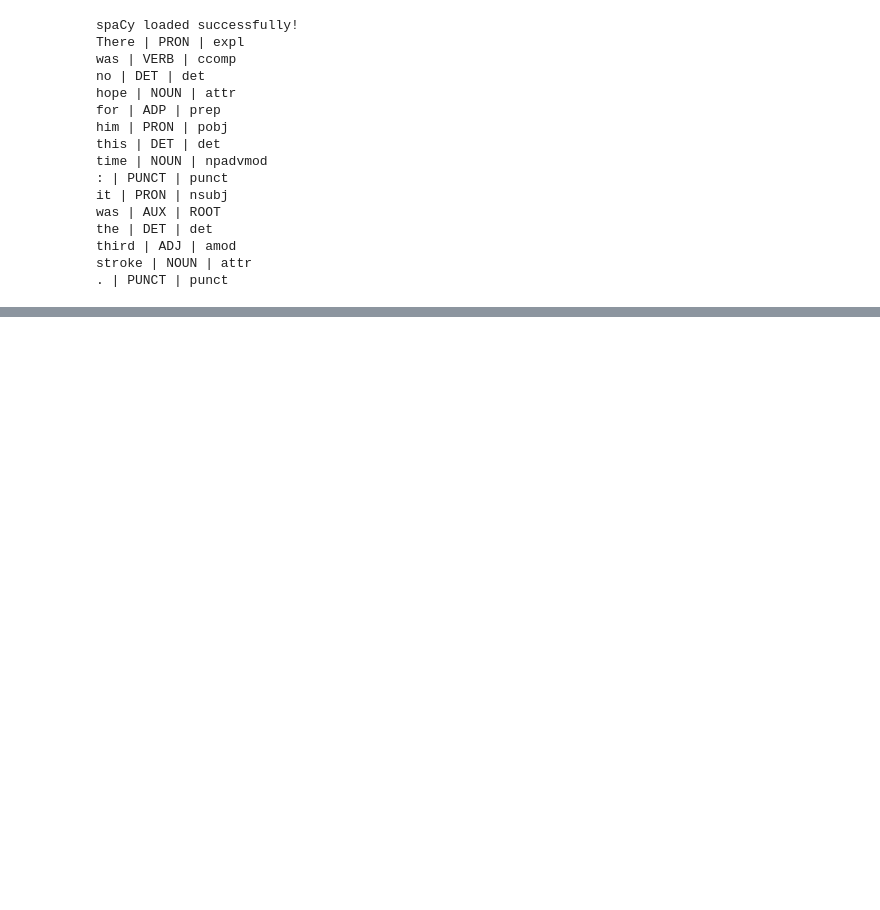
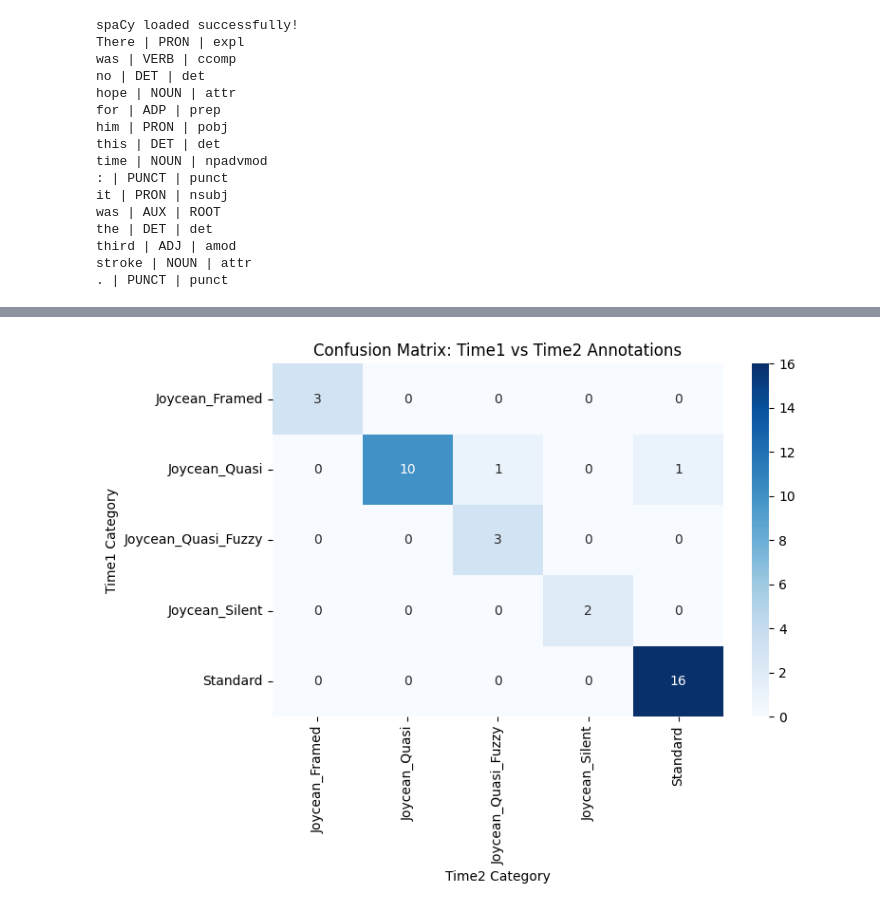
Before and after one commit to mahb97/joyce-dubliners-similes-analysis, a Jupyter notebook: 00_setup_and_testing.ipynb, the cells around one changed output, grey strips where cells are left out. Drawn from its saved outputs; the diff is of its cells as text; code cells hidden in the pictures; blank space fills up the shorter version.

```diff
--- a/00_setup_and_testing.ipynb
+++ b/00_setup_and_testing.ipynb
@@ -60,0 +125,94 @@ stroke | NOUN | attr
+# %%
+import pandas as pd
+import numpy as np
+from sklearn.metrics import cohen_kappa_score, confusion_matrix
+import matplotlib.pyplot as plt
+import seaborn as sns
+from google.colab import files
+
+# Upload your completed reliability test file
+print("Upload your completed reliability test CSV:")
+uploaded = files.upload()
+
+filename = list(uploaded.keys())[0]
+df = pd.read_csv(filename)
+
+# Remove any rows where either annotation is missing
+df_clean = df.dropna(subset=['Time1_Category', 'Time2_Category'])
+
+# Calculate basic agreement statistics
+total_cases = len(df_clean)
+matches = (df_clean['Time1_Category'] == df_clean['Time2_Category']).sum()
+observed_agreement = matches / total_cases
+
+print(f"=== INTRA-RATER RELIABILITY RESULTS ===")
+print(f"Total cases analyzed: {total_cases}")
+print(f"Perfect matches: {matches}")
+print(f"Observed agreement: {observed_agreement:.3f} ({observed_agreement*100:.1f}%)")
+
+# Calculate Cohen's Kappa
+kappa = cohen_kappa_score(df_clean['Time1_Category'], df_clean['Time2_Category'])
+print(f"Cohen's Kappa: {kappa:.3f}")
+
+# Interpret Kappa score
+if kappa >= 0.81:
+    interpretation = "Almost perfect agreement"
+elif kappa >= 0.61:
+    interpretation = "Substantial agreement"
+elif kappa >= 0.41:
+    interpretation = "Moderate agreement"
+elif kappa >= 0.21:
+    interpretation = "Fair agreement"
+else:
+    interpretation = "Poor agreement"
+
+print(f"Kappa interpretation: {interpretation}")
+
+# Detailed disagreement analysis
+print(f"\n=== DISAGREEMENT ANALYSIS ===")
+disagreements = df_clean[df_clean['Time1_Category'] != df_clean['Time2_Category']]
+print(f"Number of disagreements: {len(disagreements)}")
+
+if len(disagreements) > 0:
+    print("\nDisagreement patterns:")
+    disagreement_patterns = disagreements.groupby(['Time1_Category', 'Time2_Category']).size()
+    for (cat1, cat2), count in disagreement_patterns.items():
+        print(f"  {cat1} → {cat2}: {count} cases")
+
+# Create confusion matrix
+categories = sorted(list(set(df_clean['Time1_Category'].tolist() + df_clean['Time2_Category'].tolist())))
+cm = confusion_matrix(df_clean['Time1_Category'], df_clean['Time2_Category'], labels=categories)
+
+# Plot confusion matrix
+plt.figure(figsize=(8, 6))
+sns.heatmap(cm, annot=True, fmt='d', cmap='Blues',
+            xticklabels=categories, yticklabels=categories)
+plt.title('Confusion Matrix: Time1 vs Time2 Annotations')
+plt.xlabel('Time2 Category')
+plt.ylabel('Time1 Category')
+plt.tight_layout()
+plt.savefig('confusion_matrix.png', dpi=300, bbox_inches='tight')
+plt.show()
+
+# Category-specific reliability
+print(f"\n=== CATEGORY-SPECIFIC ANALYSIS ===")
+for category in categories:
+    cat_subset = df_clean[(df_clean['Time1_Category'] == category) |
+                          (df_clean['Time2_Category'] == category)]
+    if len(cat_subset) > 0:
+        cat_matches = (cat_subset['Time1_Category'] == cat_subset['Time2_Category']).sum()
+        cat_total = len(cat_subset)
+        print(f"{category}: {cat_matches}/{cat_total} consistent ({cat_matches/cat_total*100:.1f}%)")
+
+# Save results summary
+results_summary = pd.DataFrame({
+    'Metric': ['Total Cases', 'Matches', 'Observed Agreement', 'Cohen\'s Kappa', 'Interpretation'],
+    'Value': [total_cases, matches, f"{observed_agreement:.3f}", f"{kappa:.3f}", interpretation]
+})
+
+results_summary.to_csv('reliability_results_summary.csv', index=False)
+files.download('reliability_results_summary.csv')
+files.download('confusion_matrix.png')
+
+print(f"\nFiles downloaded: reliability_results_summary.csv, confusion_matrix.png")
+# %% [output]
@@ -60,0 +235 @@ stroke | NOUN | attr
+[figure, added]
```
Also changed, not shown: parts of 2 cells of this notebook.
